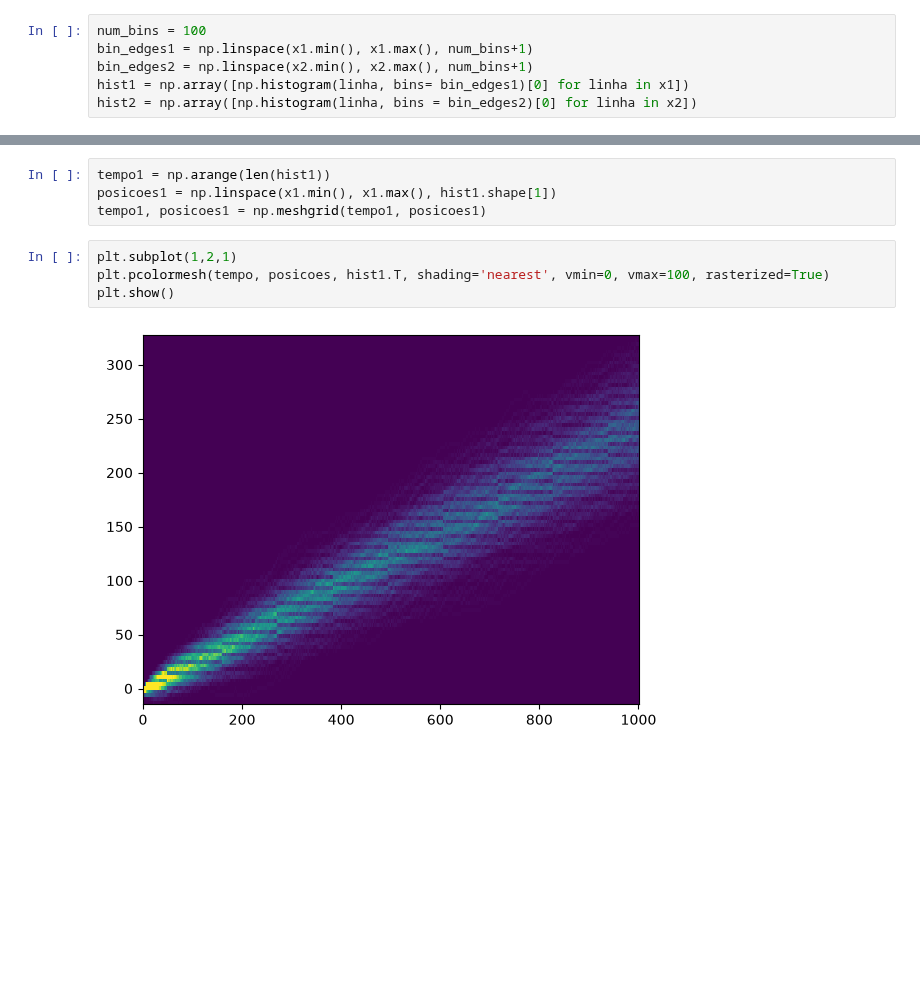
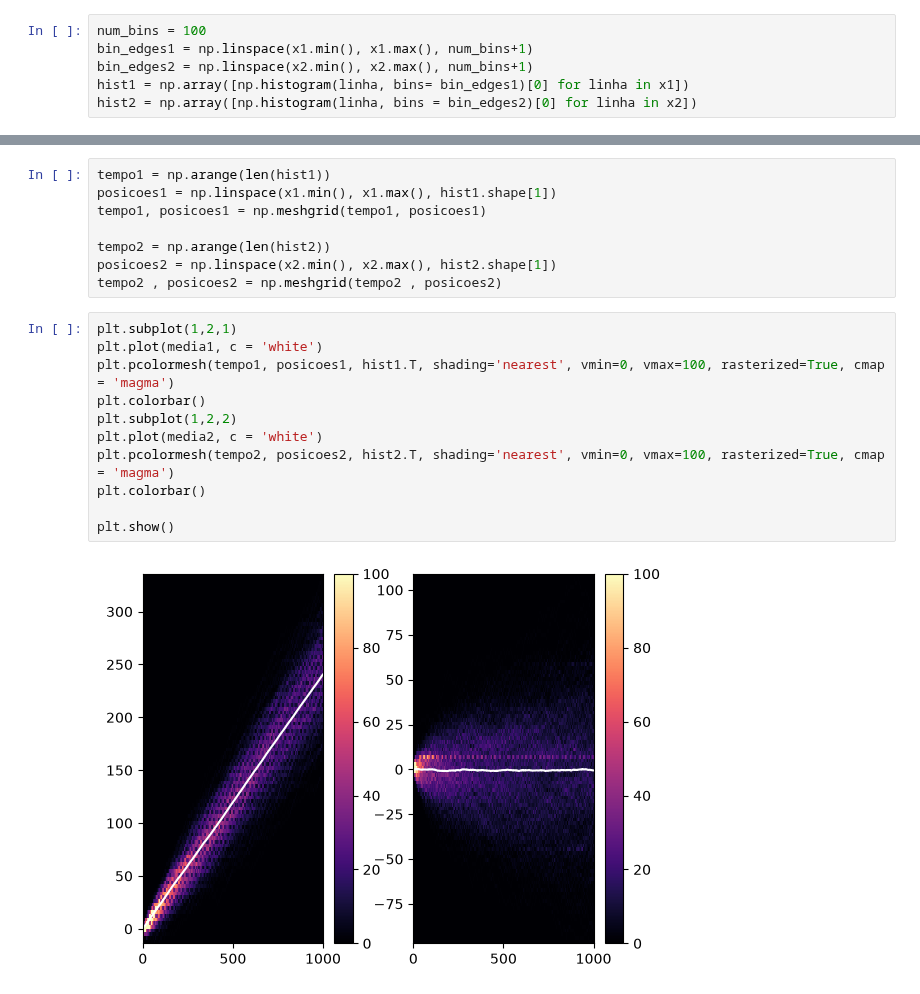
Before and after one commit to HuTiim/Fisica-Computacional-Thiago, a Jupyter notebook: Lista2.ipynb, the cells around one changed output, grey strips where cells are left out. Drawn from its saved outputs; the diff is of its cells as text; blank space fills up the shorter version.

Commit message:
Finalização hist 2-7

```diff
--- a/Lista2.ipynb
+++ b/Lista2.ipynb
@@ -179,9 +181,20 @@ plt.show()
 tempo1 = np.arange(len(hist1))
 posicoes1 = np.linspace(x1.min(), x1.max(), hist1.shape[1])
 tempo1, posicoes1 = np.meshgrid(tempo1, posicoes1)
+
+tempo2 = np.arange(len(hist2))
+posicoes2 = np.linspace(x2.min(), x2.max(), hist2.shape[1])
+tempo2 , posicoes2 = np.meshgrid(tempo2 , posicoes2)
 # %%
 plt.subplot(1,2,1)
-plt.pcolormesh(tempo, posicoes, hist1.T, shading='nearest', vmin=0, vmax=100, rasterized=True)
+plt.plot(media1, c = 'white')
+plt.pcolormesh(tempo1, posicoes1, hist1.T, shading='nearest', vmin=0, vmax=100, rasterized=True, cmap = 'magma')
+plt.colorbar()
+plt.subplot(1,2,2)
+plt.plot(media2, c = 'white')
+plt.pcolormesh(tempo2, posicoes2, hist2.T, shading='nearest', vmin=0, vmax=100, rasterized=True, cmap = 'magma')
+plt.colorbar()
+
 plt.show()
 # %% [output]
-[figure, old version]
+[figure, new version]
```
Also changed, not shown: parts of 9 cells of this notebook.
